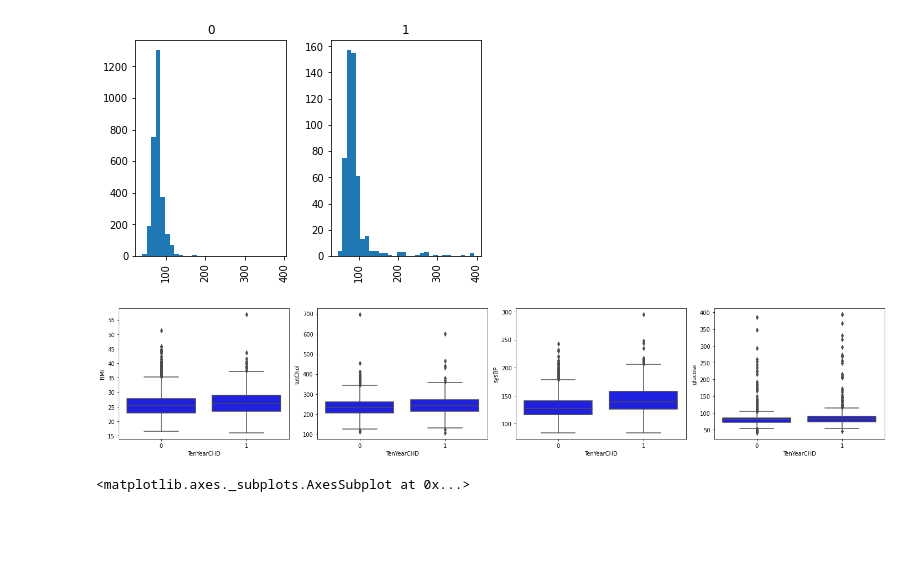
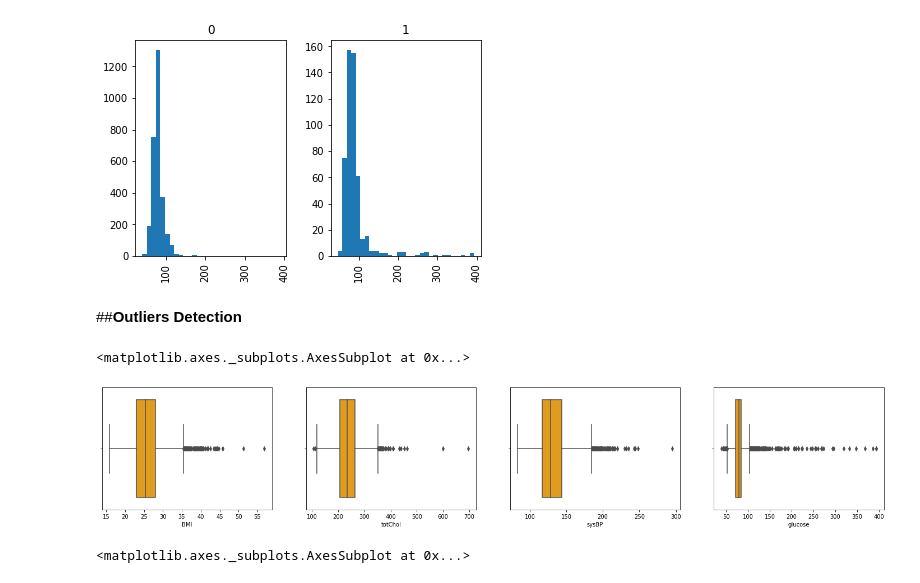
Before and after one commit to SAKSHIDHYANI/Cardiovascular-Risk-Prediction, a Jupyter notebook: Cardiovascular_Risk_Prediction.ipynb, the cells around one changed output. Saved outputs shown, nothing was run; the diff lists cells and outputs as text; code cells hidden in the pictures; blank space fills up the shorter version.

```diff
--- a/Cardiovascular_Risk_Prediction.ipynb
+++ b/Cardiovascular_Risk_Prediction.ipynb
@@ -464,14 +473,16 @@ def boxplotvar(column_name,ax_1):
+# %% [markdown]
+##**Outliers Detection**
 # %%
 # plotting different column values to check outliers
 
-fig, (ax1,ax2,ax3,ax4) = plt.subplots(1,4, figsize=(20,4))
-boxplotvar('BMI',ax1)
-boxplotvar('totChol',ax2)
-boxplotvar('sysBP',ax3)
-boxplotvar('glucose',ax4)
-fig.tight_layout()
+fig, (ax1,ax2,ax3,ax4) = plt.subplots(1,4, figsize=(25,4))
+sns.boxplot(x=data['BMI'],ax=ax1,color = 'orange')
+sns.boxplot(x=data['totChol'],ax=ax2,color = 'orange')
+sns.boxplot(x=data['sysBP'],ax=ax3,color = 'orange')
+sns.boxplot(x=data['glucose'],ax=ax4,color = 'orange')
 # %% [output]
+<matplotlib.axes._subplots.AxesSubplot at 0x...>
-[figure, old version]
+[figure, new version]
 # %%
 # plotting different column values to check outliers
 
```
Also changed, not shown: parts of 26 cells of this notebook.
